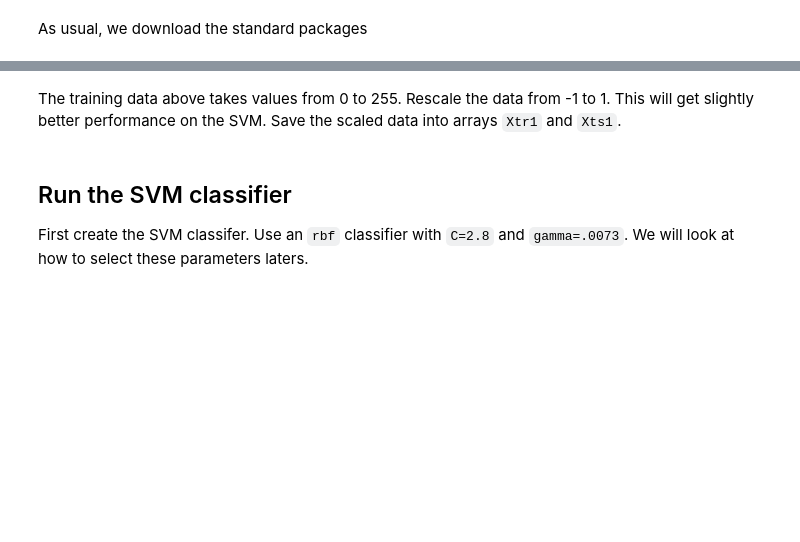
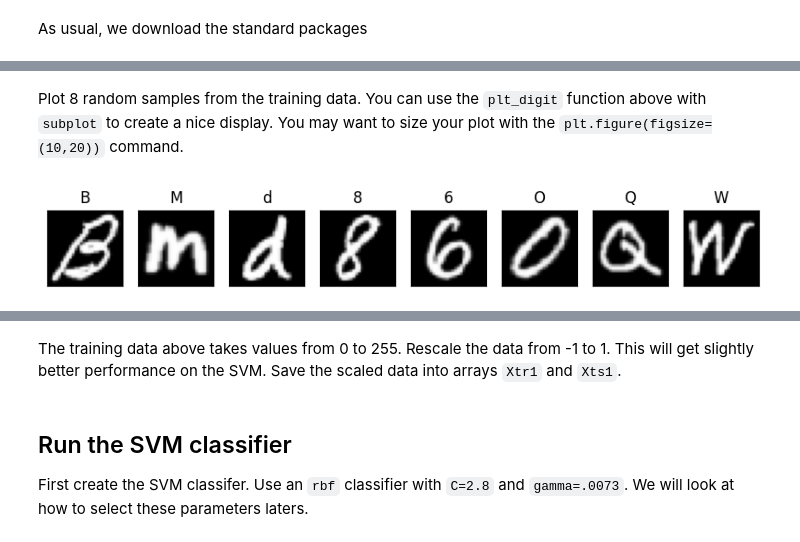
Before and after one commit to sdrangan/introml, a Jupyter notebook: unit08_svm/lab_emnist_partial.ipynb, the cells around one changed output, grey strips where cells are left out. Cells and saved outputs as stored; diff of their text form; code cells hidden in the pictures; blank space fills up the shorter version.

Commit message:
Created a new version of the EMNIST lab using the dataset from pytorch.

```diff
--- a/unit08_svm/lab_emnist_partial.ipynb
+++ b/unit08_svm/lab_emnist_partial.ipynb
@@ -184,0 +23,10 @@ You may wish to use the `np.hstack` and `np.vstack` methods.
+# %%
+import torch
+import torchvision.datasets as datasets
+import torchvision.transforms as transforms
+
+# Define the transform to convert the images to tensors
+transform = transforms.Compose([transforms.ToTensor()])
+
+# Download the EMNIST dataset
+emnist_dataset = datasets.EMNIST(root='./data', split='balanced', train=True, transform=transform, download=True)
@@ -184,0 +38,6 @@ You may wish to use the `np.hstack` and `np.vstack` methods.
+# %%
+Xtr = emnist_dataset.train_data.numpy()
+ytr = emnist_dataset.targets.numpy()
+Xts = emnist_dataset.train_data.numpy()
+yts = emnist_dataset.targets.numpy()
+classes = emnist_dataset.classes
@@ -184,0 +76,27 @@ You may wish to use the `np.hstack` and `np.vstack` methods.
+# %%
+def plt_digit(x,label=None):
+    nrow = 28
+    ncol = 28
+    xsq = x.reshape((nrow,ncol))
+    plt.imshow(xsq.T,  cmap='Greys_r')
+    plt.xticks([])
+    plt.yticks([])
+    if label:
+        plt.title(label)
+# %% [markdown]
+Plot 8 random samples from the training data.  You can use the `plt_digit` function above with `subplot` to create a nice display.  You may want to size your plot with the `plt.figure(figsize=(10,20))` command.
+# %%
+# TODO:  Plot 8 random samples from the training data of the digits
+# Select random digits
+nplt = 8
+nsamp = Xtr.shape[0]
+Iperm = np.random.permutation(nsamp)
+
+# Plot the images using the subplot command
+plt.figure(figsize=(10,20))
+for i in range(nplt):
+    ind = Iperm[i]
+    plt.subplot(1,nplt,i+1)
+    plt_digit(Xtr[ind], classes[ytr[ind]])
+# %% [output]
+[figure, added]
```
Also changed, not shown: parts of 60 cells of this notebook.
